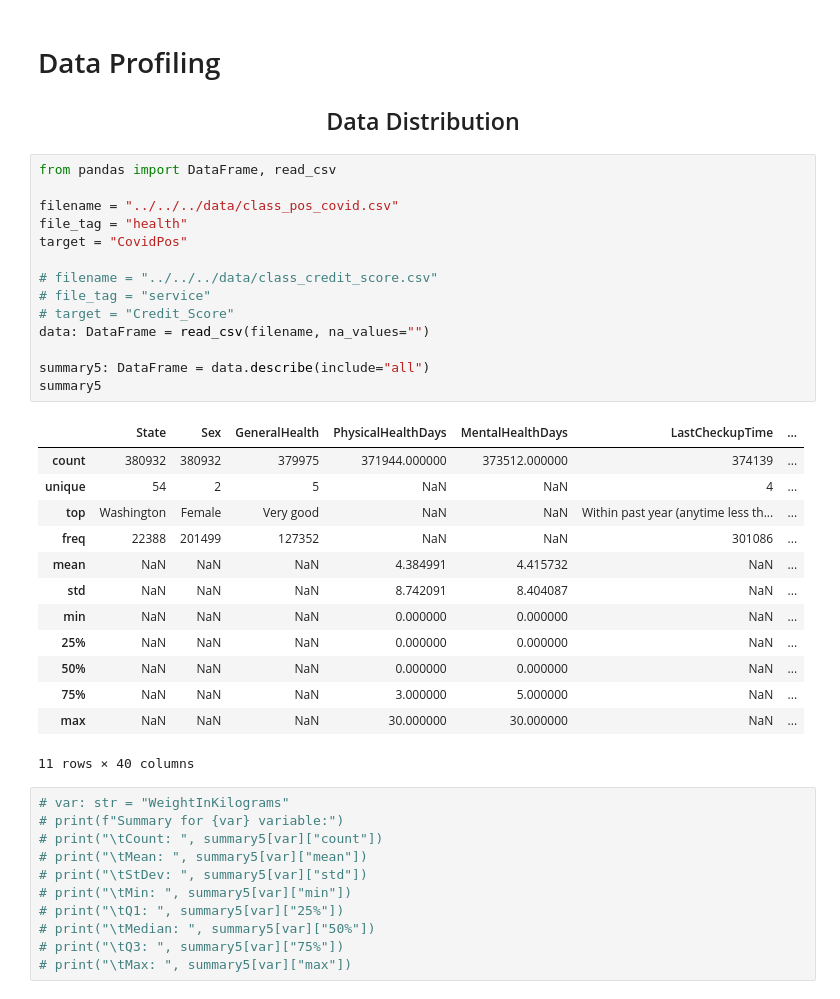
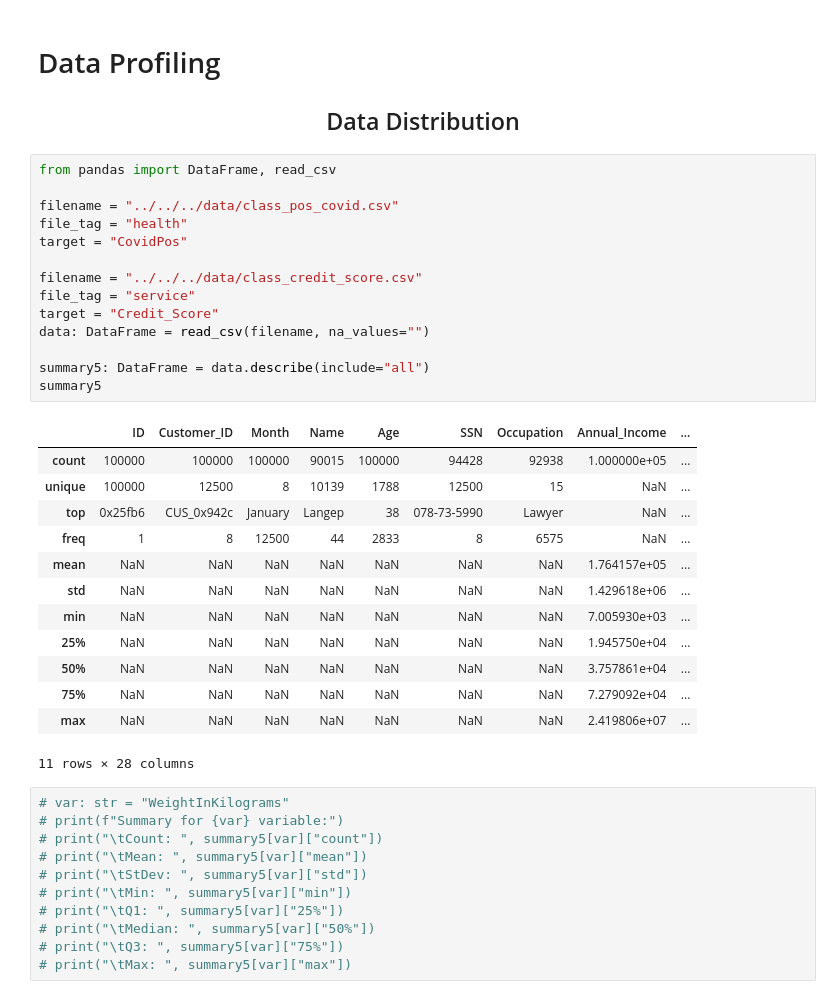
Before and after one commit to DaviGiordano/data-science-course-project, a Jupyter notebook: ipynb_files/Multidimensional/1_Profiling/Lab212_distribution.ipynb, the cells around one changed output. Drawn from its saved outputs; the diff is of its cells as text.

```diff
--- a/ipynb_files/Multidimensional/1_Profiling/Lab212_distribution.ipynb
+++ b/ipynb_files/Multidimensional/1_Profiling/Lab212_distribution.ipynb
@@ -3,31 +3,31 @@
 # %%
 from pandas import DataFrame, read_csv
 
 filename = "../../../data/class_pos_covid.csv"
 file_tag = "health"
 target = "CovidPos"
 
-# filename = "../../../data/class_credit_score.csv"
-# file_tag = "service"
-# target = "Credit_Score"
+filename = "../../../data/class_credit_score.csv"
+file_tag = "service"
+target = "Credit_Score"
 data: DataFrame = read_csv(filename, na_values="")
 
 summary5: DataFrame = data.describe(include="all")
 summary5
 # %% [output]
-|  | State | Sex | GeneralHealth | PhysicalHealthDays | MentalHealthDays | LastCheckupTime | ... |
-| count | 380932 | 380932 | 379975 | 371944.000000 | 373512.000000 | 374139 | ... |
-| unique | 54 | 2 | 5 | NaN | NaN | 4 | ... |
-| top | Washington | Female | Very good | NaN | NaN | Within past year (anytime less th... | ... |
-| freq | 22388 | 201499 | 127352 | NaN | NaN | 301086 | ... |
-| mean | NaN | NaN | NaN | 4.384991 | 4.415732 | NaN | ... |
-| std | NaN | NaN | NaN | 8.742091 | 8.404087 | NaN | ... |
-| min | NaN | NaN | NaN | 0.000000 | 0.000000 | NaN | ... |
-| 25% | NaN | NaN | NaN | 0.000000 | 0.000000 | NaN | ... |
-| 50% | NaN | NaN | NaN | 0.000000 | 0.000000 | NaN | ... |
-| 75% | NaN | NaN | NaN | 3.000000 | 5.000000 | NaN | ... |
-| max | NaN | NaN | NaN | 30.000000 | 30.000000 | NaN | ... |
+|  | ID | Customer_ID | Month | Name | Age | SSN | Occupation | Annual_Income | ... |
+| count | 100000 | 100000 | 100000 | 90015 | 100000 | 94428 | 92938 | 1.000000e+05 | ... |
+| unique | 100000 | 12500 | 8 | 10139 | 1788 | 12500 | 15 | NaN | ... |
+| top | 0x25fb6 | CUS_0x942c | January | Langep | 38 | 078-73-5990 | Lawyer | NaN | ... |
+| freq | 1 | 8 | 12500 | 44 | 2833 | 8 | 6575 | NaN | ... |
+| mean | NaN | NaN | NaN | NaN | NaN | NaN | NaN | 1.764157e+05 | ... |
+| std | NaN | NaN | NaN | NaN | NaN | NaN | NaN | 1.429618e+06 | ... |
+| min | NaN | NaN | NaN | NaN | NaN | NaN | NaN | 7.005930e+03 | ... |
+| 25% | NaN | NaN | NaN | NaN | NaN | NaN | NaN | 1.945750e+04 | ... |
+| 50% | NaN | NaN | NaN | NaN | NaN | NaN | NaN | 3.757861e+04 | ... |
+| 75% | NaN | NaN | NaN | NaN | NaN | NaN | NaN | 7.279092e+04 | ... |
+| max | NaN | NaN | NaN | NaN | NaN | NaN | NaN | 2.419806e+07 | ... |
-11 rows × 40 columns
+11 rows × 28 columns
 # %%
 # var: str = "WeightInKilograms"
 # print(f"Summary for {var} variable:")
```
Also changed, not shown: parts of 7 cells of this notebook, 5 other files.
